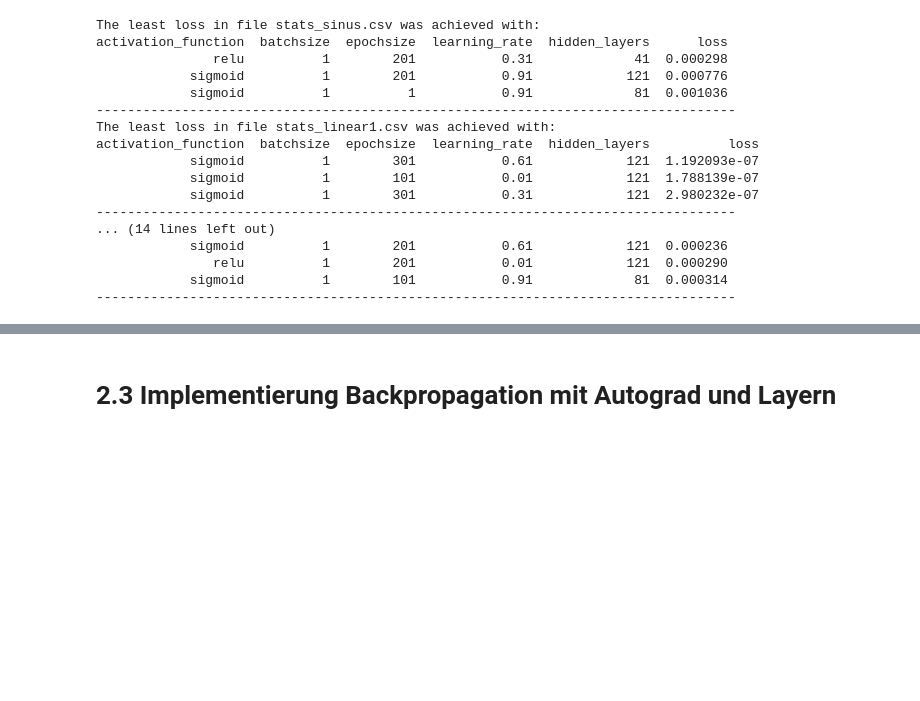
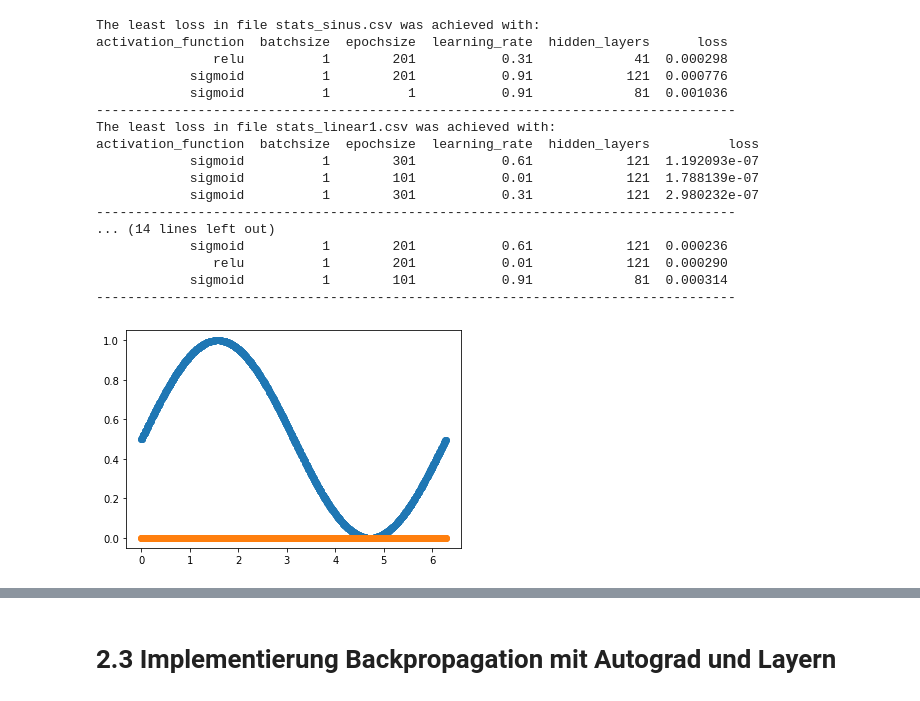
Before and after one commit to CloudyDatFun/neuralnetworks, a Jupyter notebook: Aufgabe Mehrschichtiges Feedforward Netzwerk.ipynb, the cells around one changed output, grey strips where cells are left out. Drawn from its saved outputs; the diff is of its cells as text; code cells hidden in the pictures; blank space fills up the shorter version.

Commit message:
Neuronal Network with pytorch looks good now.

```diff
--- a/Aufgabe Mehrschichtiges Feedforward Netzwerk.ipynb
+++ b/Aufgabe Mehrschichtiges Feedforward Netzwerk.ipynb
@@ -14,7 +14,7 @@ import math
 #   layers: Anzahl an Neuronen pro Layer
 #   activations: verwendete Aktivierungsfunktionen pro Layer
 class NeuralNetwork(object):
-    def __init__(self, layers = [2 , 10, 1], activations=['sigmoid', 'sigmoid']):
+    def __init__(self, layers = [1 , 10, 1], activations=['sigmoid', 'sigmoid']):
         assert(len(layers) == len(activations)+1)
         self.layers = layers
         self.activations = activations
@@ -380,3 +380,88 @@ activation_function  batchsize  epochsize  learning_rate  hidden_layers
                relu          1        201           0.01            121  0.000290
             sigmoid          1        101           0.91             81  0.000314
 ----------------------------------------------------------------------------------
+# %%
+import matplotlib.pyplot as plt
+
+def sinus(activation_function, batchsize, epochsize, learning_rate, hidden_layers):
+    sinus_nn = NeuralNetwork(layers = [1, hidden_layers, 1], activations=[activation_function, activation_function])
+
+    sinus_X = 2*math.pi*torch.rand(2000).reshape(-1, 1)
+    sinus_y = (torch.sin(sinus_X) + 1) / 2
+
+    sinus_nn.train(sinus_X, sinus_y, batch_size=batchsize, epochs=epochsize, lr = learning_rate)
+    sinus_a_s = sinus_nn.predict(sinus_X)
+
+    plt.scatter(sinus_X.flatten(), sinus_y.flatten())
+    plt.scatter(sinus_X.flatten(), sinus_a_s.flatten())
+    plt.show()
+
+def linear1(activation_function, batchsize, epochsize, learning_rate, hidden_layers):
+    nlinear1_nn = NeuralNetwork(layers = [1, hidden_layers, 1], activations=[activation_function, activation_function])
+
+    nlinear1_X = 3*torch.rand(2000).reshape(-1, 1)
+    nlinear1_y = torch.clone(nlinear1_X)
+    nlinear1_y[nlinear1_y>=2] = 2
+    nlinear1_y[nlinear1_y<1] = 1
+
+    nlinear1_nn.train(nlinear1_X, nlinear1_y, batch_size=batchsize, epochs=epochsize, lr = learning_rate)
+    nlinear1_a_s = nlinear1_nn.predict(nlinear1_X)
+
+    plt.scatter(nlinear1_X.flatten(), nlinear1_y.flatten())
+    plt.scatter(nlinear1_X.flatten(), nlinear1_a_s.flatten())
+    plt.show()
+
+def linear2(activation_function, batchsize, epochsize, learning_rate, hidden_layers):
+    nlinear2_nn = NeuralNetwork(layers = [1, hidden_layers, 1], activations=[activation_function, activation_function])
+
+    nlinear2_X = 3*torch.rand(2000).reshape(-1, 1)
+    nlinear2_y = torch.clone(nlinear2_X)
+    nlinear2_y[nlinear2_y>=1.5] = 2
+    nlinear2_y[nlinear2_y<1.5] = 1
+
+    nlinear2_nn.train(nlinear2_X, nlinear2_y, batch_size=batchsize, epochs=epochsize, lr = learning_rate)
+    nlinear2_a_s = nlinear2_nn.predict(nlinear2_X)
+
+    plt.scatter(nlinear2_X.flatten(), nlinear2_y.flatten())
+    plt.scatter(nlinear2_X.flatten(), nlinear2_a_s.flatten())
+    plt.show()
+
+def linear3(activation_function, batchsize, epochsize, learning_rate, hidden_layers):
+    nlinear3_nn = NeuralNetwork(layers = [1, hidden_layers, 1], activations=[activation_function, activation_function])
+
+    nlinear3_X = 1.14*torch.rand(2000).reshape(-1, 1)
+    nlinear3_y = (10*nlinear3_X**5 - 8*nlinear3_X**4 - 6*nlinear3_X**3 + 4*nlinear3_X**2 - 2*nlinear3_X + 2.3) / 2.5
+
+    nlinear3_nn.train(nlinear3_X, nlinear3_y, batch_size=batchsize, epochs=epochsize, lr = learning_rate)
+    nlinear3_a_s = nlinear3_nn.predict(nlinear3_X)
+
+    plt.scatter(nlinear3_X.flatten(), nlinear3_y.flatten())
+    plt.scatter(nlinear3_X.flatten(), nlinear3_a_s.flatten())
+    plt.show()
+
+def linear4(activation_function, batchsize, epochsize, learning_rate, hidden_layers):
+    nlinear4_nn = NeuralNetwork(layers = [1, hidden_layers, 1], activations=[activation_function, activation_function])
+
+    nlinear4_X = 1.14*torch.rand(2000).reshape(-1, 1)
+    nlinear4_y = (10*nlinear4_X**5 - 8*nlinear4_X**4 - 6*nlinear4_X**3 + 4*nlinear4_X**2 - 2*nlinear4_X + 2.3) / 2.5
+
+    nlinear4_nn.train(nlinear4_X, nlinear4_y,  batch_size=batchsize, epochs=epochsize, lr = learning_rate)
+    nlinear4_a_s = nlinear4_nn.predict(nlinear4_X)
+
+    plt.scatter(nlinear4_X.flatten(), nlinear4_y.flatten())
+    plt.scatter(nlinear4_X.flatten(), nlinear4_a_s.flatten())
+    plt.show()
+
+# sinus("relu", 1, 200, 0.3, 40)
+# linear1("sigmoid", 1, 100, 0.01, 120)
+# linear2("tanh", 1, 100, 0.3, 80)
+# linear3("sigmoid", 1, 300, 0.3, 121)
+# linear4("relu", 1, 200, 0.01, 121)
+
+sinus("relu", 1, 20, 0.3, 40)
+linear1("sigmoid", 1, 10, 0.01, 120)
+linear2("tanh", 1, 10, 0.3, 80)
+linear3("sigmoid", 1, 30, 0.3, 121)
+linear4("relu", 1, 20, 0.01, 121)
+# %% [output]
+[figure, added]
```
Also changed, not shown: parts of 5 cells of this notebook, 1 other file.
